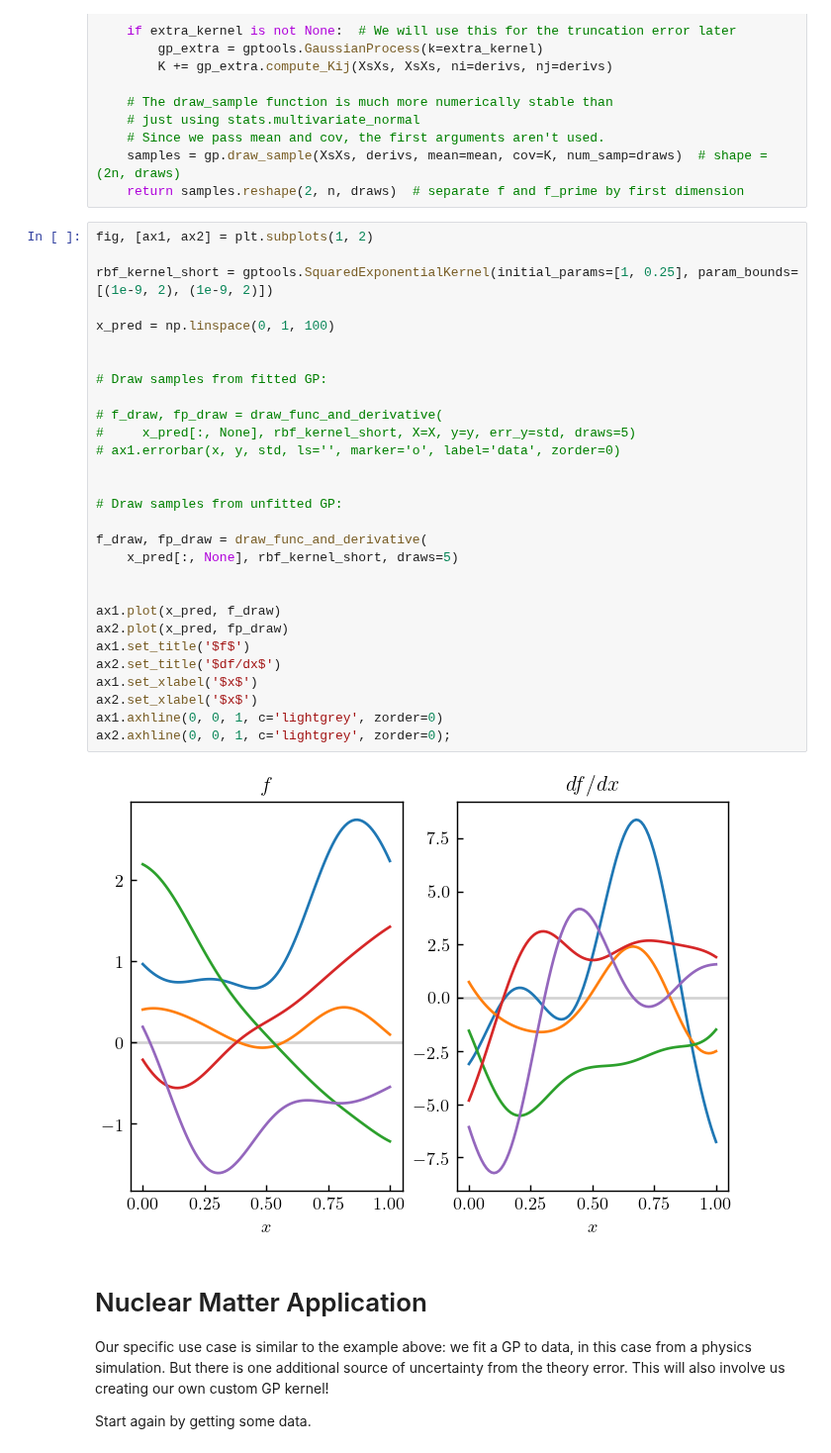
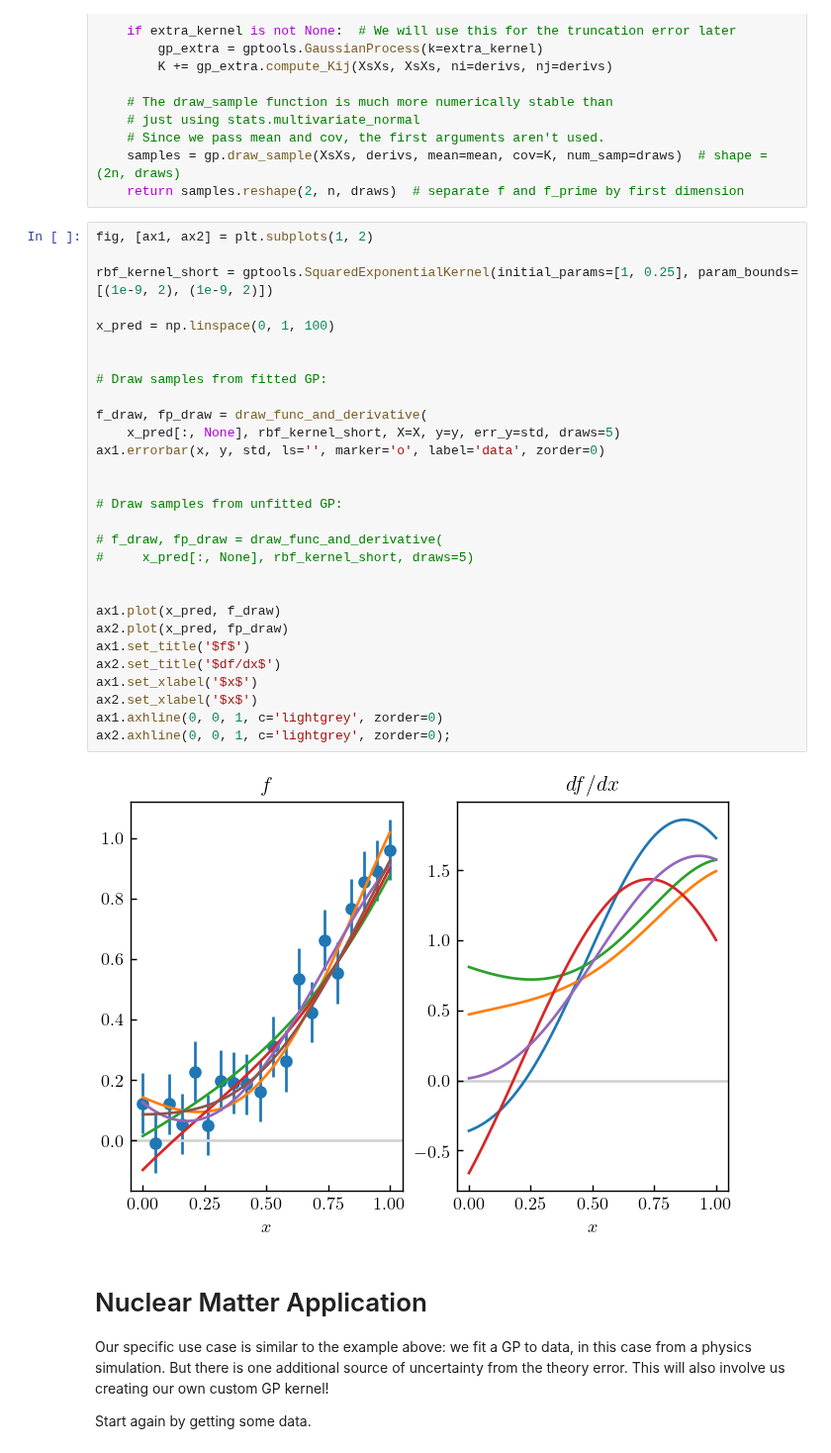
Before and after one commit to buqeye/nuclear-matter-convergence, a Jupyter notebook: analysis/derivatives-bands.ipynb, the cells around one changed output. Shown at 99% size. Drawn from its saved outputs; the diff is of its cells as text.

```diff
--- a/analysis/derivatives-bands.ipynb
+++ b/analysis/derivatives-bands.ipynb
@@ -173,34 +207,34 @@ def draw_func_and_derivative(Xstar, kernel, X=None, y=None, err_y=None, draws=1,
 # %%
 fig, [ax1, ax2] = plt.subplots(1, 2)
 
 rbf_kernel_short = gptools.SquaredExponentialKernel(initial_params=[1, 0.25], param_bounds=[(1e-9, 2), (1e-9, 2)])
 
 x_pred = np.linspace(0, 1, 100)
 
 
 # Draw samples from fitted GP:
 
-# f_draw, fp_draw = draw_func_and_derivative(
-#     x_pred[:, None], rbf_kernel_short, X=X, y=y, err_y=std, draws=5)
-# ax1.errorbar(x, y, std, ls='', marker='o', label='data', zorder=0)
+f_draw, fp_draw = draw_func_and_derivative(
+    x_pred[:, None], rbf_kernel_short, X=X, y=y, err_y=std, draws=5)
+ax1.errorbar(x, y, std, ls='', marker='o', label='data', zorder=0)
 
 
 # Draw samples from unfitted GP:
 
-f_draw, fp_draw = draw_func_and_derivative(
-    x_pred[:, None], rbf_kernel_short, draws=5)
+# f_draw, fp_draw = draw_func_and_derivative(
+#     x_pred[:, None], rbf_kernel_short, draws=5)
 
 
 ax1.plot(x_pred, f_draw)
 ax2.plot(x_pred, fp_draw)
 ax1.set_title('$f$')
 ax2.set_title('$df/dx$')
 ax1.set_xlabel('$x$')
 ax2.set_xlabel('$x$')
 ax1.axhline(0, 0, 1, c='lightgrey', zorder=0)
 ax2.axhline(0, 0, 1, c='lightgrey', zorder=0);
 # %% [output]
-[figure, old version]
+[figure, new version]
 # %% [markdown]
 # Nuclear Matter Application
 
```
Also changed, not shown: parts of 29 cells of this notebook, 2 other files.
